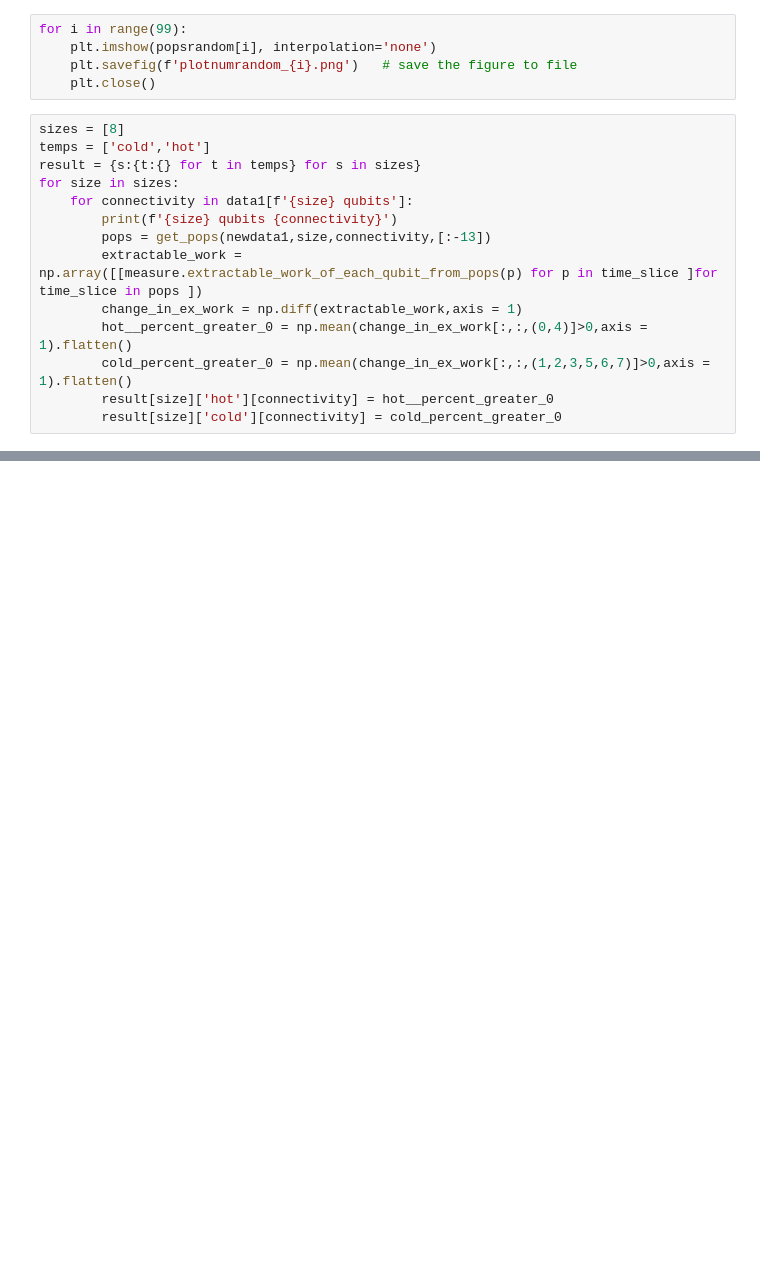
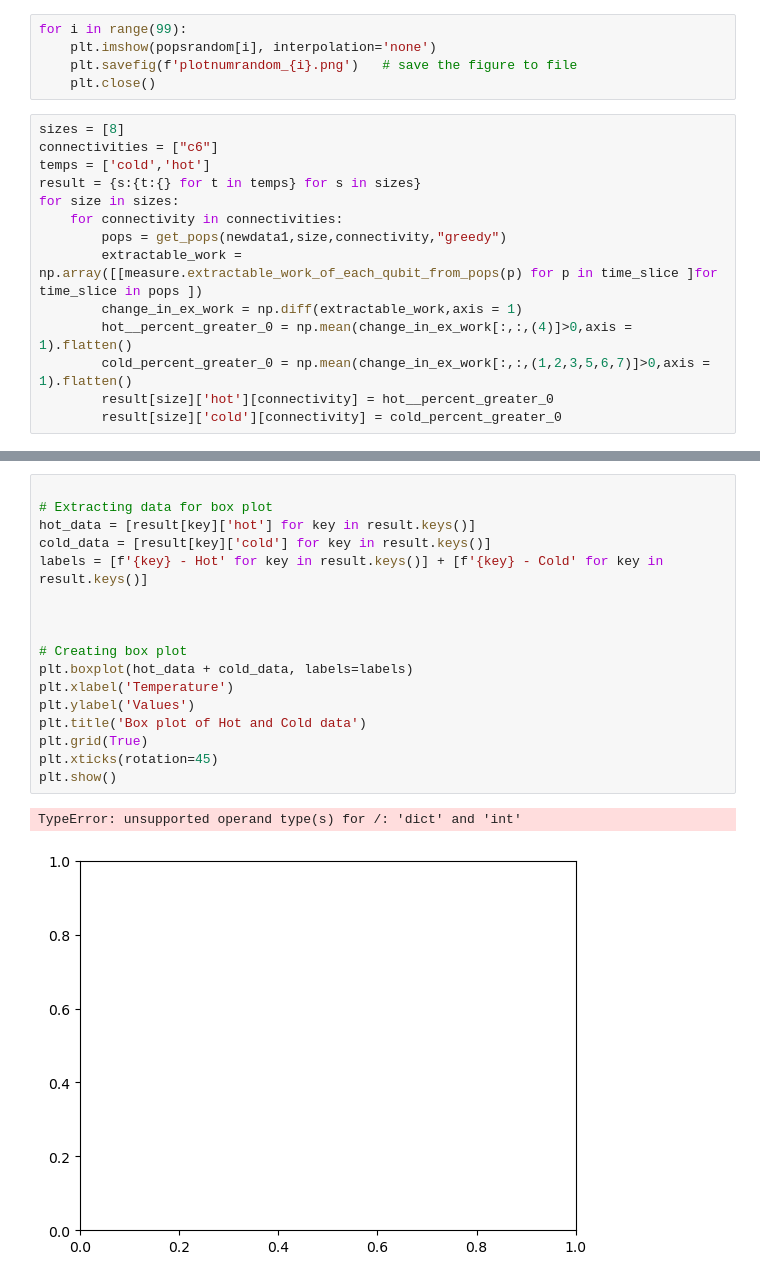
Before and after one commit to jacksonhenry3/Qnibble, a Jupyter notebook: Notebooks/GreedyRuleTest.ipynb, the cells around one changed output, grey strips where cells are left out. Cells and saved outputs as stored; diff of their text form; blank space fills up the shorter version.

```diff
--- a/Notebooks/GreedyRuleTest.ipynb
+++ b/Notebooks/GreedyRuleTest.ipynb
@@ -263,15 +195,15 @@ for i in range(99):
     plt.close()
 # %%
 sizes = [8]
+connectivities = ["c6"]
 temps = ['cold','hot']
 result = {s:{t:{} for t in temps} for s in sizes}
 for size in sizes:
-    for connectivity in data1[f'{size} qubits']:
-        print(f'{size} qubits {connectivity}')
-        pops = get_pops(newdata1,size,connectivity,[:-13])
+    for connectivity in connectivities:
+        pops = get_pops(newdata1,size,connectivity,"greedy")
         extractable_work = np.array([[measure.extractable_work_of_each_qubit_from_pops(p) for p in time_slice ]for time_slice in pops ])
         change_in_ex_work = np.diff(extractable_work,axis = 1)
-        hot__percent_greater_0 = np.mean(change_in_ex_work[:,:,(0,4)]>0,axis = 1).flatten()
+        hot__percent_greater_0 = np.mean(change_in_ex_work[:,:,(4)]>0,axis = 1).flatten()
         cold_percent_greater_0 = np.mean(change_in_ex_work[:,:,(1,2,3,5,6,7)]>0,axis = 1).flatten()
         result[size]['hot'][connectivity] = hot__percent_greater_0
         result[size]['cold'][connectivity] = cold_percent_greater_0
@@ -284,0 +280,20 @@ data1
+# %%
+
+# Extracting data for box plot
+hot_data = [result[key]['hot'] for key in result.keys()]
+cold_data = [result[key]['cold'] for key in result.keys()]
+labels = [f'{key} - Hot' for key in result.keys()] + [f'{key} - Cold' for key in result.keys()]
+
+
+
+# Creating box plot
+plt.boxplot(hot_data + cold_data, labels=labels)
+plt.xlabel('Temperature')
+plt.ylabel('Values')
+plt.title('Box plot of Hot and Cold data')
+plt.grid(True)
+plt.xticks(rotation=45)
+plt.show()
+# %% [output]
+TypeError: unsupported operand type(s) for /: 'dict' and 'int'
+[figure, added]
```
Also changed, not shown: parts of 14 cells of this notebook, 3 other files.
